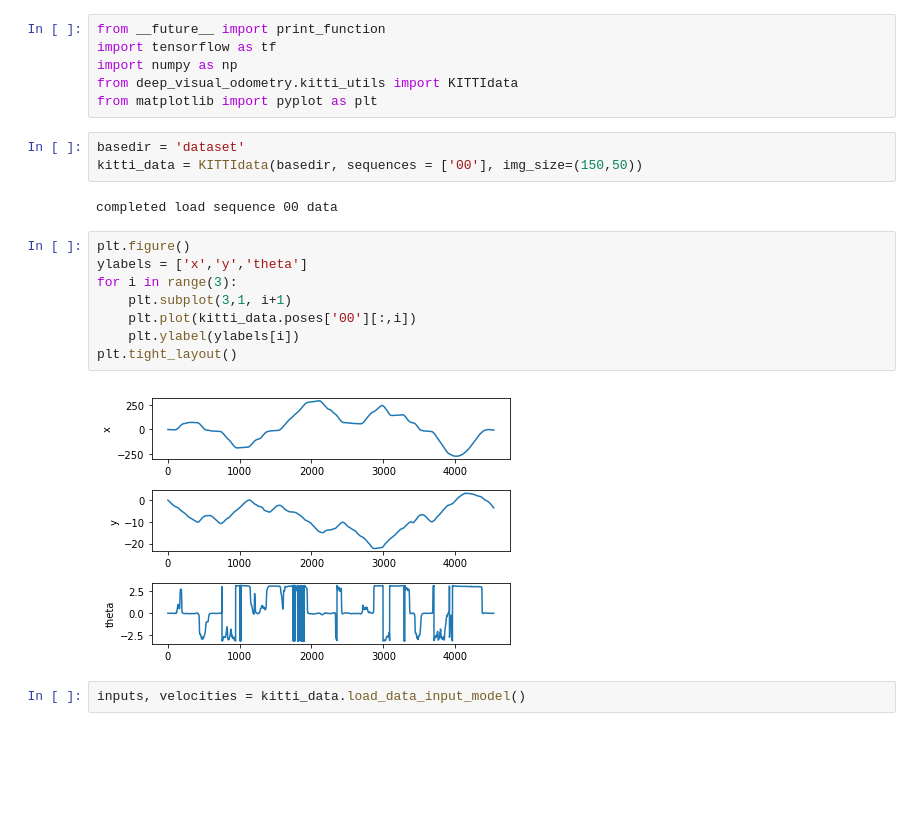
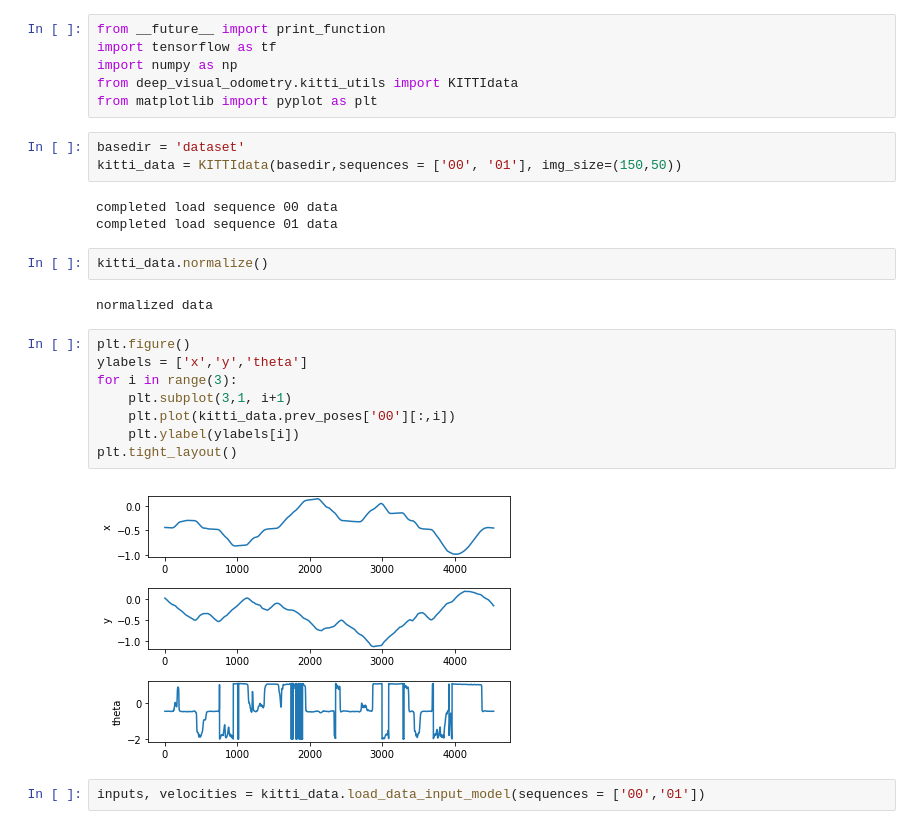
Before and after one commit to gagkhan/deep_visual_odometry, a Jupyter notebook: training_input_model.ipynb, the cells around one changed output. Cells and saved outputs as stored; diff of their text form; blank space fills up the shorter version.

```diff
--- a/training_input_model.ipynb
+++ b/training_input_model.ipynb
@@ -10,21 +10,26 @@ from deep_visual_odometry.kitti_utils import KITTIdata
 from matplotlib import pyplot as plt
 # %%
 basedir = 'dataset'
-kitti_data = KITTIdata(basedir, sequences = ['00'], img_size=(150,50))
+kitti_data = KITTIdata(basedir,sequences = ['00', '01'], img_size=(150,50))
 # %% [output]
 completed load sequence 00 data
+completed load sequence 01 data
+# %%
+kitti_data.normalize()
+# %% [output]
+normalized data
 # %%
 plt.figure()
 ylabels = ['x','y','theta']
 for i in range(3):
     plt.subplot(3,1, i+1)
-    plt.plot(kitti_data.poses['00'][:,i])
+    plt.plot(kitti_data.prev_poses['00'][:,i])
     plt.ylabel(ylabels[i])
 plt.tight_layout()
 # %% [output]
-[figure, old version]
+[figure, new version]
 # %%
-inputs, velocities = kitti_data.load_data_input_model()
+inputs, velocities = kitti_data.load_data_input_model(sequences = ['00','01'])
 # %%
 np.random.seed(100)
 mask = np.arange(inputs.shape[0])
```
Also changed, not shown: parts of 12 cells of this notebook, 2 other files.
